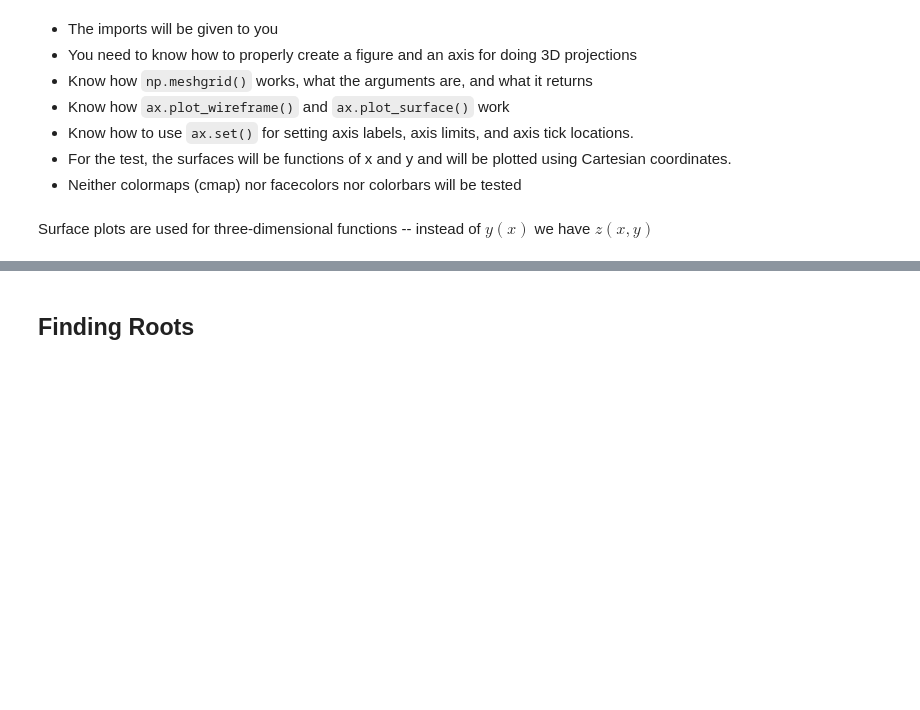
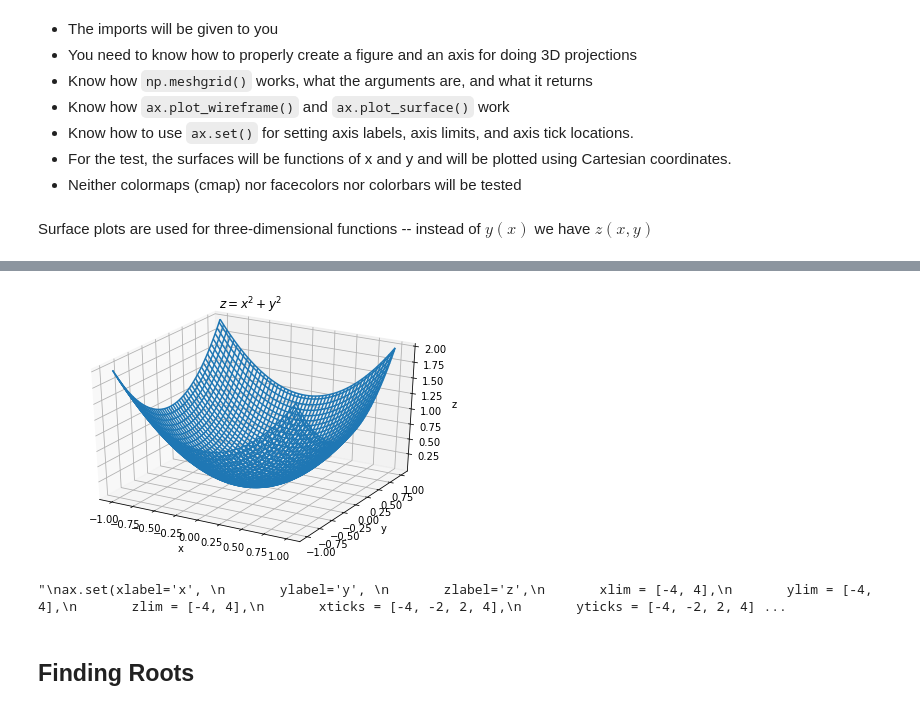
Before and after one commit to MagicMitch96/EGR103S19_Review, a Jupyter notebook: Exam 2 Review (Template).ipynb, the cells around one changed output, grey strips where cells are left out. Saved outputs shown, nothing was run; the diff lists cells and outputs as text; code cells hidden in the pictures; blank space fills up the shorter version.

```diff
--- a/Exam 2 Review (Template).ipynb
+++ b/Exam 2 Review (Template).ipynb
@@ -328,3 +399,30 @@ ax.plot_surface(X,Y,Z)
+# %%
+fig = plt.figure(num=2)
+fig.clf()
+ax = fig.add_subplot(1, 1, 1, projection='3d')
+
+
+ax.plot_wireframe(X,Y,Z)
+ax.set(xlabel='x', ylabel='y', zlabel='z', title='$z = x^2 + y^2$')
+
+fig.tight_layout()
+# %% [output]
+[figure, added]
+# %%
+'''
+ax.set(xlabel='x',
+       ylabel='y',
+       zlabel='z',
+       xlim = [-4, 4],
+       ylim = [-4, 4],
+       zlim = [-4, 4],
+       xticks = [-4, -2, 2, 4],
+       yticks = [-4, -2, 2, 4],
+       zticks = [-1, 0, 1],
+       title='Donut!')
+'''
+# %% [output]
+"\nax.set(xlabel='x', \n       ylabel='y', \n       zlabel='z',\n       xlim = [-4, 4],\n       ylim = [-4, 4],\n       zlim = [-4, 4],\n       xticks = [-4, -2, 2, 4],\n       yticks = [-4, -2, 2, 4] ...
 # %% [markdown]
 ## Finding Roots
 # %% [markdown]
```
Also changed, not shown: parts of 7 cells of this notebook, 2 other files.
